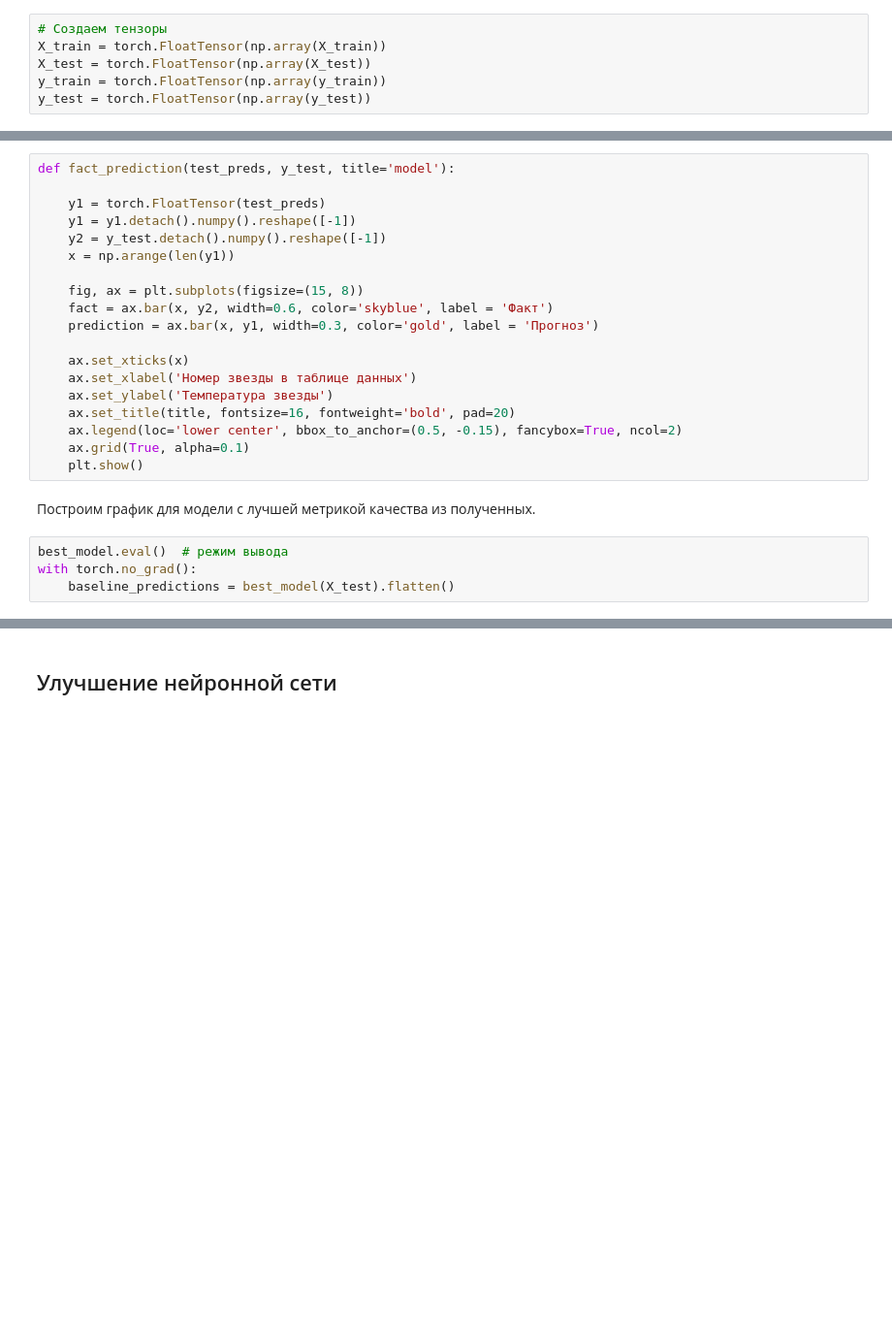
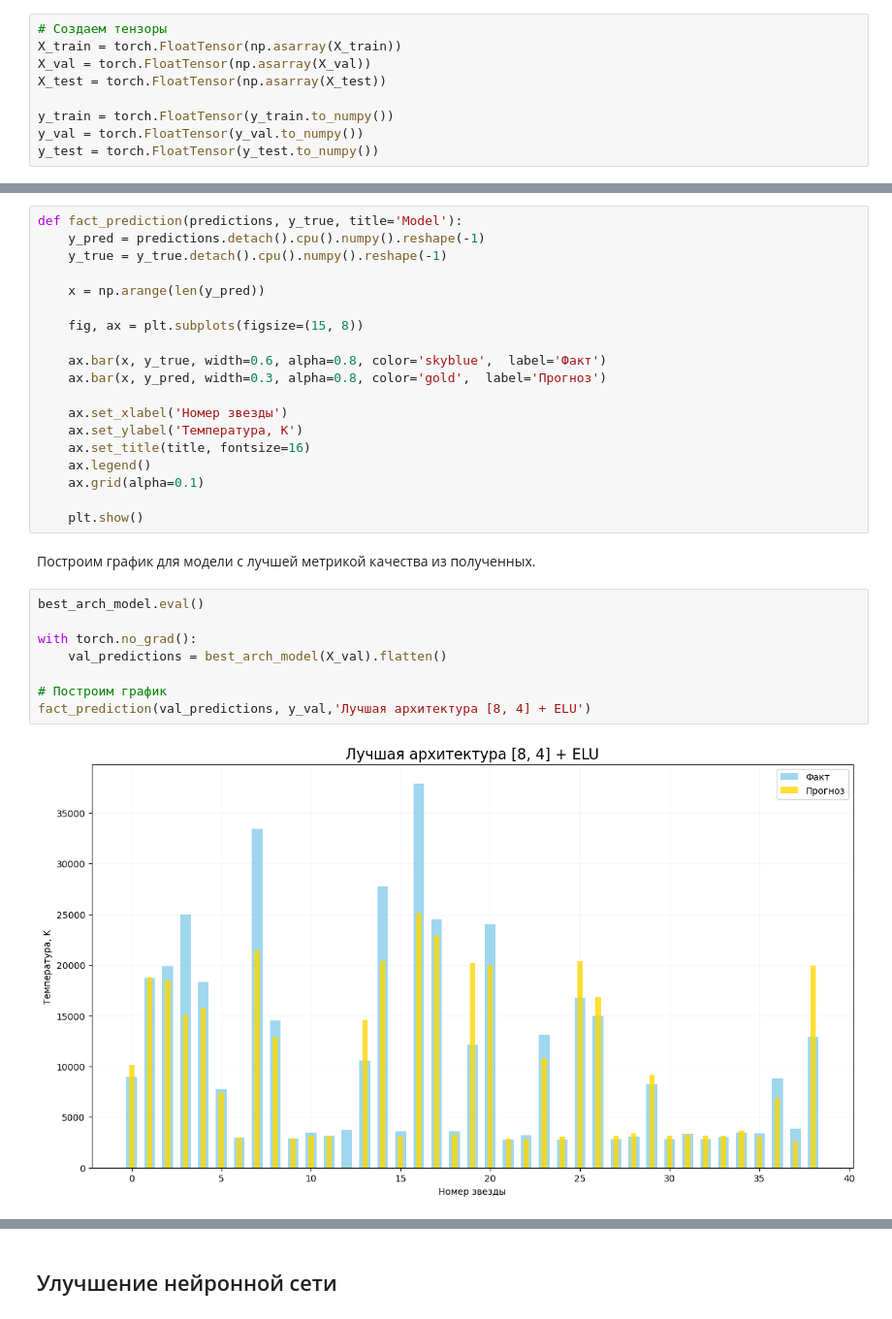
Before and after one commit to Indzhira/StarTempNet, a Jupyter notebook: StarTempNet.ipynb, the cells around one changed output, grey strips where cells are left out. Shown at 97% size. Drawn from its saved outputs; the diff is of its cells as text; blank space fills up the shorter version.

```diff
--- a/StarTempNet.ipynb
+++ b/StarTempNet.ipynb
@@ -366,8 +432,11 @@ print(f'Размерность тестовой выборки после обр
 ### Построение базовой модели
 # %%
 # Создаем тензоры
-X_train = torch.FloatTensor(np.array(X_train))
-X_test = torch.FloatTensor(np.array(X_test))
-y_train = torch.FloatTensor(np.array(y_train))
-y_test = torch.FloatTensor(np.array(y_test))
+X_train = torch.FloatTensor(np.asarray(X_train))
+X_val = torch.FloatTensor(np.asarray(X_val))
+X_test = torch.FloatTensor(np.asarray(X_test))
+
+y_train = torch.FloatTensor(y_train.to_numpy())
+y_val = torch.FloatTensor(y_val.to_numpy())
+y_test = torch.FloatTensor(y_test.to_numpy())
 # %% [markdown]
@@ -514,25 +601,31 @@ print(f'\nЛУЧШИЙ РЕЗУЛЬТАТ: Скрытые слои {best_config}
 # %%
-def fact_prediction(test_preds, y_test, title='model'):
+def fact_prediction(predictions, y_true, title='Model'):
+    y_pred = predictions.detach().cpu().numpy().reshape(-1)
+    y_true = y_true.detach().cpu().numpy().reshape(-1)
 
-    y1 = torch.FloatTensor(test_preds)
-    y1 = y1.detach().numpy().reshape([-1])
-    y2 = y_test.detach().numpy().reshape([-1])
-    x = np.arange(len(y1))
+    x = np.arange(len(y_pred))
 
     fig, ax = plt.subplots(figsize=(15, 8))
-    fact = ax.bar(x, y2, width=0.6, color='skyblue', label = 'Факт')
-    prediction = ax.bar(x, y1, width=0.3, color='gold', label = 'Прогноз')
 
-    ax.set_xticks(x)
-    ax.set_xlabel('Номер звезды в таблице данных')
-    ax.set_ylabel('Температура звезды')
-    ax.set_title(title, fontsize=16, fontweight='bold', pad=20)
-    ax.legend(loc='lower center', bbox_to_anchor=(0.5, -0.15), fancybox=True, ncol=2)
-    ax.grid(True, alpha=0.1)
+    ax.bar(x, y_true, width=0.6, alpha=0.8, color='skyblue',  label='Факт')
+    ax.bar(x, y_pred, width=0.3, alpha=0.8, color='gold',  label='Прогноз')
+
+    ax.set_xlabel('Номер звезды')
+    ax.set_ylabel('Температура, K')
+    ax.set_title(title, fontsize=16)
+    ax.legend()
+    ax.grid(alpha=0.1)
+
     plt.show()
 # %% [markdown]
 Построим график для модели с лучшей метрикой качества из полученных.
 # %%
-best_model.eval()  # режим вывода
+best_arch_model.eval()
+
 with torch.no_grad():
-    baseline_predictions = best_model(X_test).flatten()
+    val_predictions = best_arch_model(X_val).flatten()
+
+# Построим график
+fact_prediction(val_predictions, y_val,'Лучшая архитектура [8, 4] + ELU')
+# %% [output]
+[figure, added]
```
Also changed, not shown: parts of 63 cells of this notebook, 1 other file.
